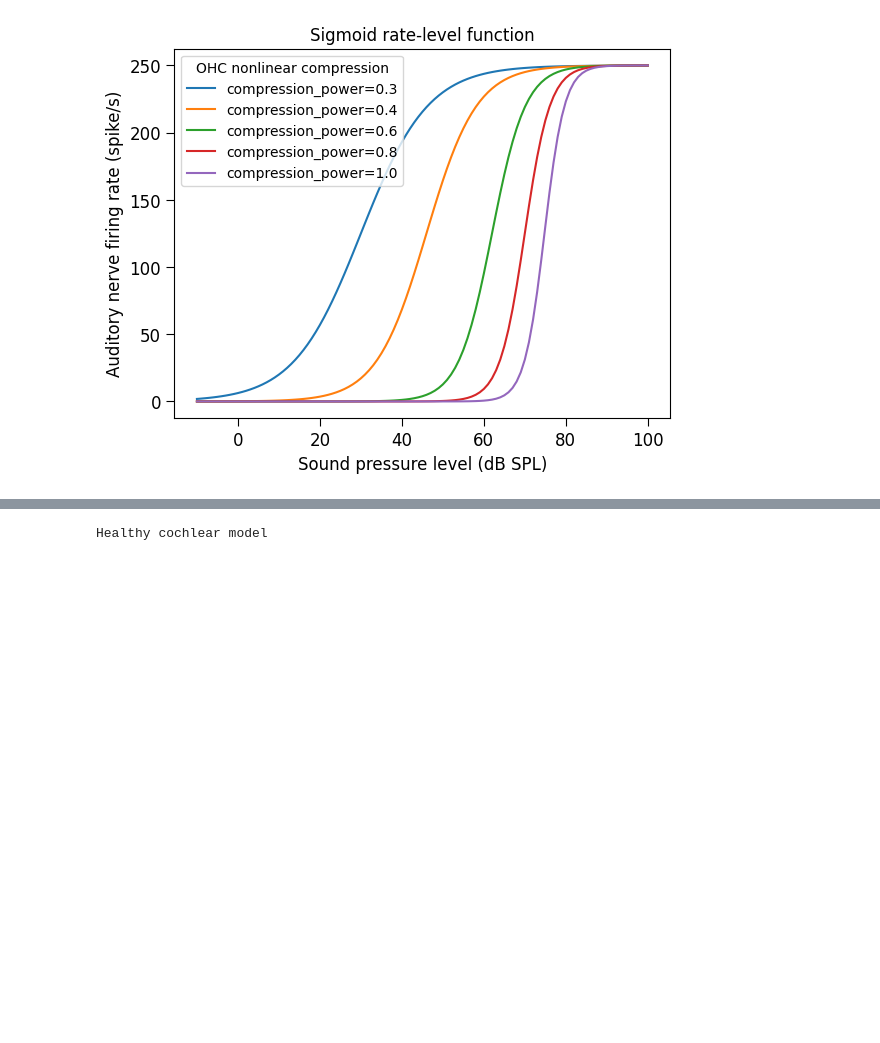
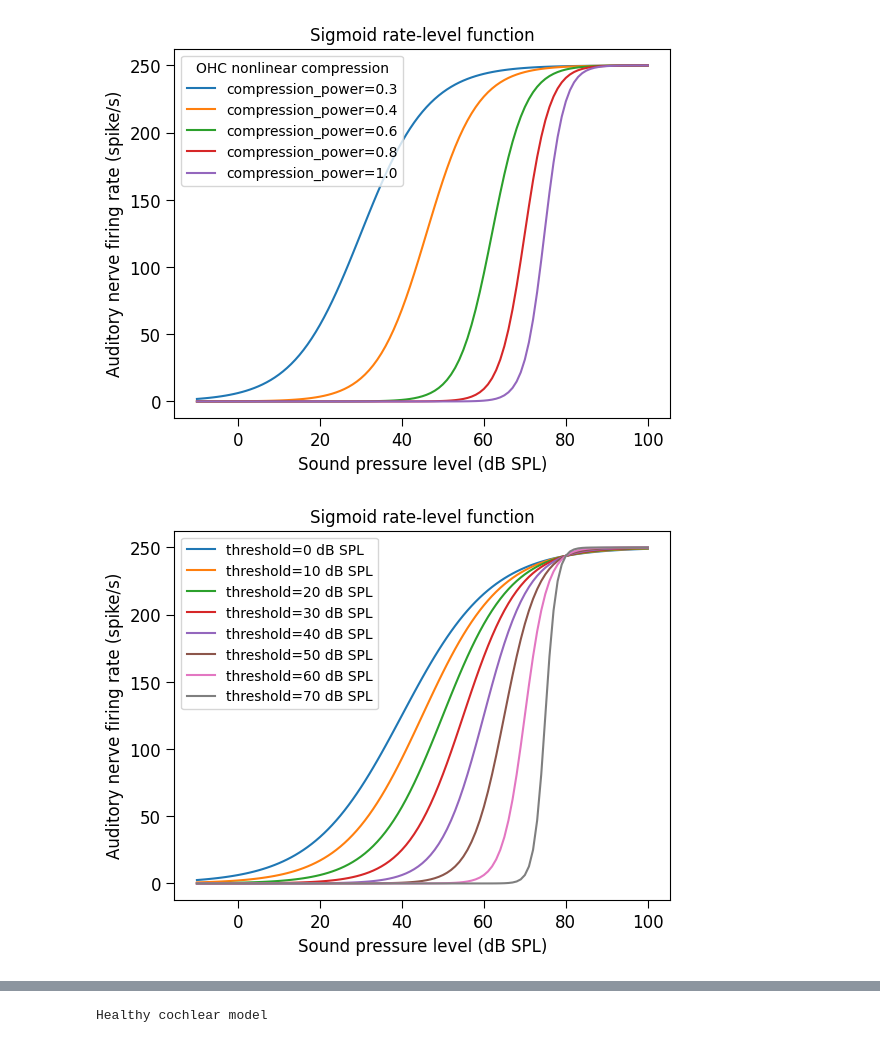
Before and after one commit to msaddler/auditory_model_tutorial, a Jupyter notebook: DEV.ipynb, the cells around one changed output, grey strips where cells are left out. Saved outputs shown, nothing was run; the diff lists cells and outputs as text; code cells hidden in the pictures; blank space fills up the shorter version.

```diff
--- a/DEV.ipynb
+++ b/DEV.ipynb
@@ -360,3 +379,34 @@ ax = utils.format_axes(
 plt.show()
 # %% [output]
 [figure]
+# %%
+fig, ax = plt.subplots()
+for threshold in [0, 10, 20, 30, 40, 50, 60, 70]:
+    dynamic_range = 80.0 - threshold
+    rate_level_function = modules.SigmoidRateLevelFunction(
+        rate_spont=0.0,
+        rate_max=250.0,
+        threshold=threshold,
+        dynamic_range=dynamic_range,
+        dtype=torch.float32,
+    ).to(device)
+    x_db = np.arange(-10, 101)
+    x_pa = 20e-6 * (10 ** (x_db / 20))
+    x_pa_torch = torch.as_tensor(
+        x_pa,
+        device=device,
+        dtype=torch.float32,
+    )
+    y_torch = rate_level_function(x_pa_torch[None, None, :])[0, 0, :]
+    y = y_torch.detach().cpu().numpy()
+    ax.plot(x_db, y, label=f"{threshold=} dB SPL")
+ax.legend()
+ax = utils.format_axes(
+    ax,
+    str_xlabel="Sound pressure level (dB SPL)",
+    str_ylabel="Auditory nerve firing rate (spike/s)",
+    str_title="Sigmoid rate-level function",
+)
+plt.show()
+# %% [output]
+[figure, added]
```
Also changed, not shown: parts of 12 cells of this notebook, 1 other file.
